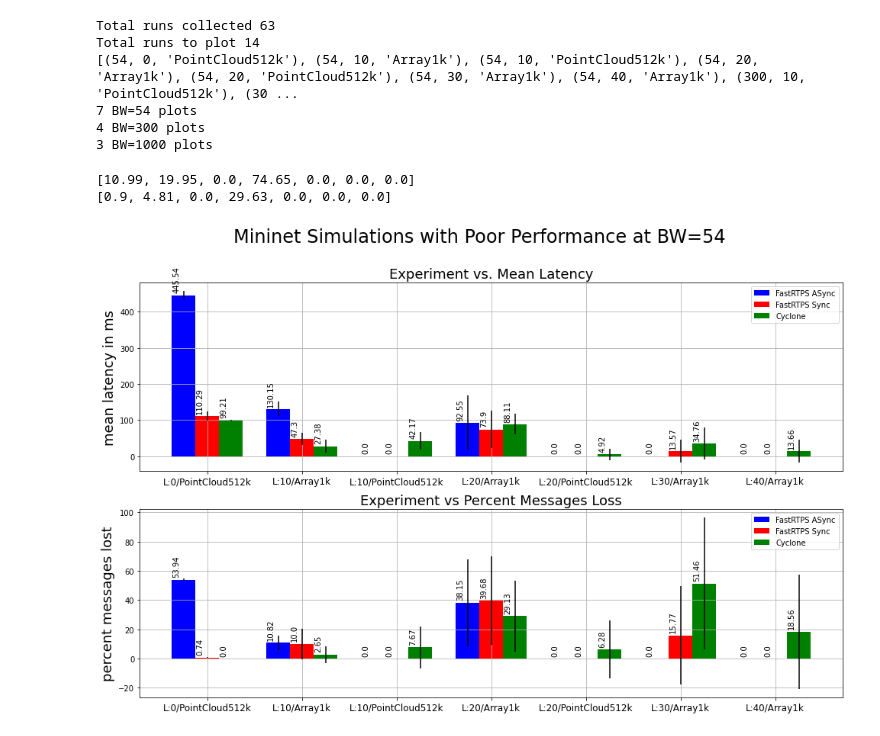
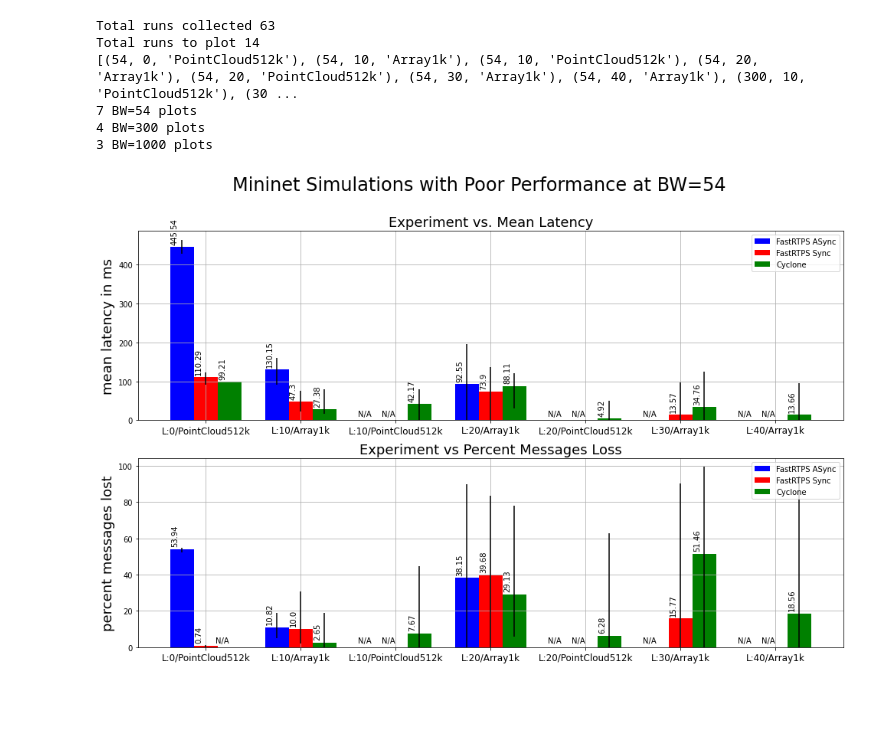
Before and after one commit to osrf/TSC-RMW-Reports, a Jupyter notebook: galactic/MininetExperimentResults.ipynb, the cells around one changed output. Saved outputs shown, nothing was run; the diff lists cells and outputs as text; code cells hidden in the pictures; blank space fills up the shorter version.

Commit message:
Error bars showing min and max with an N/A for dead columns. Need to figure out latency == 0 issue

```diff
--- a/galactic/MininetExperimentResults.ipynb
+++ b/galactic/MininetExperimentResults.ipynb
@@ -254,7 +254,8 @@ def average_experimental_runs(df):
         to_keep = ["sub_mean_latency_max (ms)","lost_prct","sub_mean_latency_mean (ms)"]
         for keep in to_keep:
             temp[keep] = run[keep].mean()
-            temp[keep+"_std"] = run[keep].std()
+            temp[keep+"_min"] = np.min(run[keep])
+            temp[keep+"_max"] = np.max(run[keep])
         result.append(temp)
     return pd.DataFrame(data=result)
 
@@ -351,17 +352,27 @@ def autolabel(rects,ax,rot=90):
     """Attach a text label above each bar in *rects*, displaying its height."""
     for rect in rects:
         height = rect.get_height()
-        ax.annotate('{}'.format(height),
+        if height == 0:
+            name = "N/A"
+            rot = 0
+        else:
+            name = height
+            rot = 90
+        ax.annotate('{}'.format(name),
                     xy=((rect.get_x() + rect.get_width() / 2)-0.1, height+0.3),
                     xytext=(3, 3),  # 3 points vertical offset
                     textcoords="offset points",
                     fontsize =10,
                     ha='center', va='bottom',rotation=rot)
-
+def fixup_error(min_max,mean):
+    for idx,v in enumerate(mean):
+        min_max[0][idx] = v-min_max[0][idx] # min values
+        min_max[1][idx] = min_max[1][idx]-v # max values
+    return min_max
 
 def generate_mininet_plot(fast_sync_df,fast_async_df, cyclone_df, render_set,super_title):
     to_plot = ['sub_mean_latency_mean (ms)','lost_prct'] #,'mean_sub_cpu_usage (%)']
-    to_std = ['sub_mean_latency_mean (ms)_std','lost_prct_std']
+    to_std = [['sub_mean_latency_mean (ms)_min','sub_mean_latency_mean (ms)_max'],['lost_prct_min','lost_prct_max']]
     plot_units = ['mean latency in ms',"percent messages lost"]#"CPU Utilization %"]
     titles = ["Experiment vs. Mean Latency", "Experiment vs Percent Messages Loss"]#,"Experiment vs CPU Utilization %"]
     y_extents = [[0,1800],[0,110]]
@@ -374,9 +385,10 @@ def generate_mininet_plot(fast_sync_df,fast_async_df, cyclone_df, render_set,sup
         fast_a = []
         cyclone = []
 
-        fast_s_std = []
-        fast_a_std = []
-        cyclone_std = []
+        # these are the min and max values not std
+        fast_s_std = [[],[]]
+        fast_a_std = [[],[]]
+        cyclone_std = [[],[]]
         x_label = []
         # for each data point
         for render in render_set:
@@ -385,49 +397,53 @@ def generate_mininet_plot(fast_sync_df,fast_async_df, cyclone_df, render_set,sup
                                    (fast_sync_df["loss"] == render[1]) &
                                    (fast_sync_df["message_type"]==render[2])]
             fast_s.append(np.round(fsv[data_point].values[0],2))
-            #print(fsv)
-            fast_s_std.append(np.round(fsv[to_std[idx]].values[0],2))
+            fast_s_std[0].append(fsv[to_std[idx][0]].values[0])
+            fast_s_std[1].append(fsv[to_std[idx][1]].values[0])
 
 
             fav = fast_async_df.loc[(fast_async_df['bandwidth'] == render[0]) &
                                     (fast_async_df["loss"] == render[1]) &
                                     (fast_async_df["message_type"]==render[2])]
-
             fast_a.append(np.round(fav[data_point].values[0],2))
-            fast_a_std.append(np.round(fav[to_std[idx]].values[0],2))
+            fast_a_std[0].append(fav[to_std[idx][0]].values[0])
+            fast_a_std[1].append(fav[to_std[idx][1]].values[0])
 
             cv = cyclone_df.loc[(cyclone_df['bandwidth'] == render[0]) &
                                 (cyclone_df["loss"] == render[1]) &
                                 (cyclone_df["message_type"] == render[2])]
             cyclone.append(np.round(cv[data_point].values[0],2))
-            cyclone_std.append(np.round(cv[to_std[idx]].values[0],2))
+            cyclone_std[0].append(cv[to_std[idx][0]].values[0])
+            cyclone_std[1].append(cv[to_std[idx][1]].values[0])
 
         x = np.arange(len(render_set))
         sz = 0.25
         ax[idx].grid(which="both")
-        print(fast_a_std)
-        fast_a_bar = ax[idx].bar(x + 0.00, fast_a, yerr=fast_a_std,color = 'b', width = sz,label="FastRTPS ASync")
+
+        fast_a_std = fixup_error(fast_a_std,fast_a)
+        fast_s_std = fixup_error(fast_s_std,fast_s)
+        cyclone_std = fixup_error(cyclone_std,cyclone)
+
+
+        fast_a_bar = ax[idx].bar(x + 0.00, fast_a, yerr=fast_a_std, color = 'b', width = sz,label="FastRTPS ASync")
         fast_s_bar = ax[idx].bar(x + sz, fast_s, yerr=fast_s_std,color = 'r', width = sz,label="FastRTPS Sync")
         cyclone_bar =  ax[idx].bar(x + (sz*2), cyclone,yerr=cyclone_std, color = 'g', width = sz,label="Cyclone")
         autolabel(fast_a_bar,ax[idx])
         autolabel(fast_s_bar,ax[idx])
         autolabel(cyclone_bar,ax[idx])
 
         #ax[idx].set_ylim(y_extents[idx])
         ax[idx].set_xticks(x+0.25)
         ax[idx].set_xticklabels(x_label,rotation=0,fontsize=12)
         ax[idx].set_ylabel(plot_units[idx],fontsize=18)
         #ax[idx].set_xlabel("Mininet Experimental Conditions")
         ax[idx].set_title(titles[idx],fontsize=18)
         ax[idx].legend()
     return fig
 
 out = generate_mininet_plot(fast_sync_run_avg_df,fast_async_run_avg_df,cyclone_run_avg_df,bw_54,"Mininet Simulations with Poor Performance at BW=54")
 plt.savefig("./plots/PoorPerformersBW54.png")
 # %% [output]
-[10.99, 19.95, 0.0, 74.65, 0.0, 0.0, 0.0]
-[0.9, 4.81, 0.0, 29.63, 0.0, 0.0, 0.0]
-[figure, old version]
+[figure, new version]
 # %%
 out = generate_mininet_plot(fast_sync_run_avg_df,fast_async_run_avg_df,cyclone_run_avg_df,bw_300,"Mininet Simulations with Poor Performance at BW=300")
 plt.savefig("./plots/PoorPerformersBW300.png")
```
Also changed, not shown: parts of 5 cells of this notebook.
